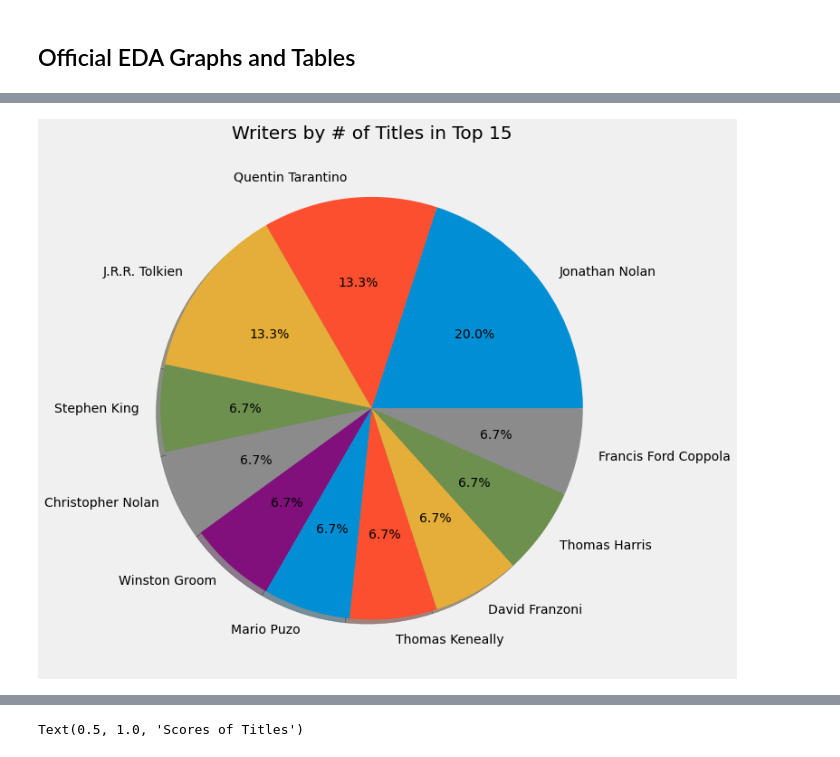
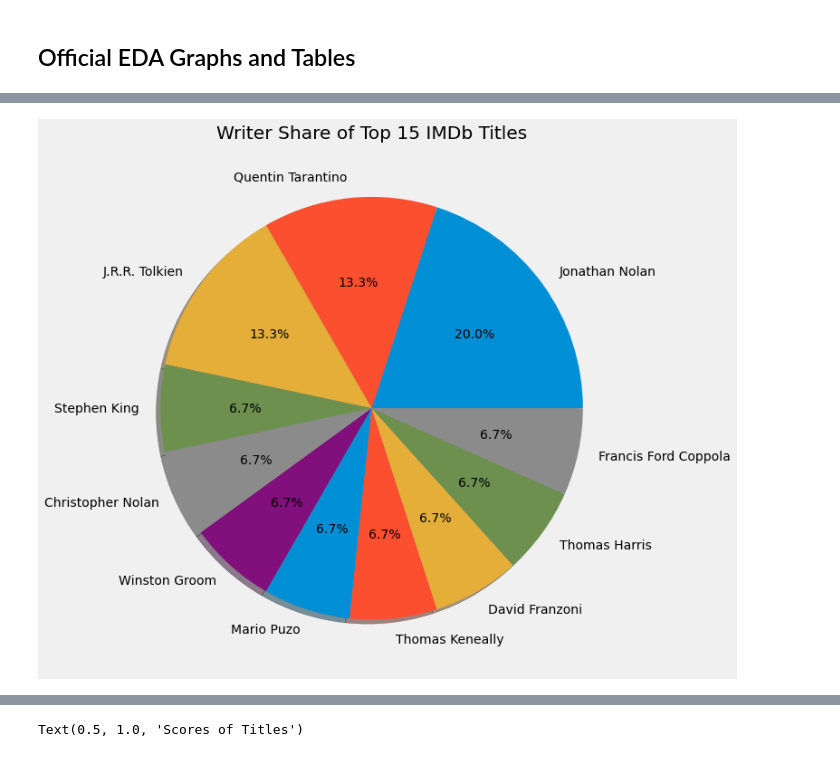
Before and after one commit to hurshkarkhanis/movie_ratings, a Jupyter notebook: src/exploratory_data_analysis.ipynb, the cells around one changed output, grey strips where cells are left out. Drawn from its saved outputs; the diff is of its cells as text; code cells hidden in the pictures.

```diff
--- a/src/exploratory_data_analysis.ipynb
+++ b/src/exploratory_data_analysis.ipynb
@@ -161,5 +161,5 @@ homemade_pie(top_directors, 'Directors by # of Titles in Top {}'.format(GLOBAL_T
 # %%
-homemade_pie(top_writers, 'Writers by # of Titles in Top {}'.format(GLOBAL_TOP), '#552583');
+homemade_pie(top_writers, 'Writer Share of Top {} IMDb Titles'.format(GLOBAL_TOP), '#552583');
 # %% [output]
-[figure, old version]
+[figure, new version]
 # %%
```
Also changed, not shown: parts of 3 cells of this notebook, 1 other file.
